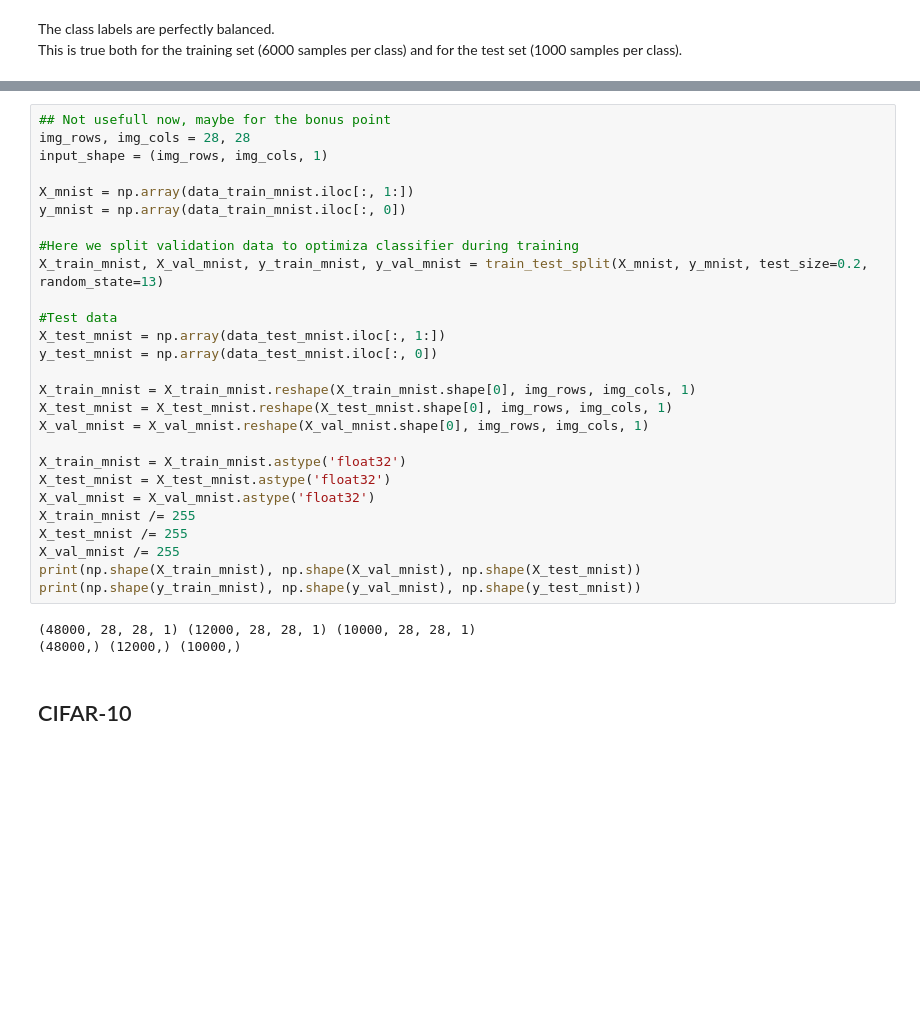
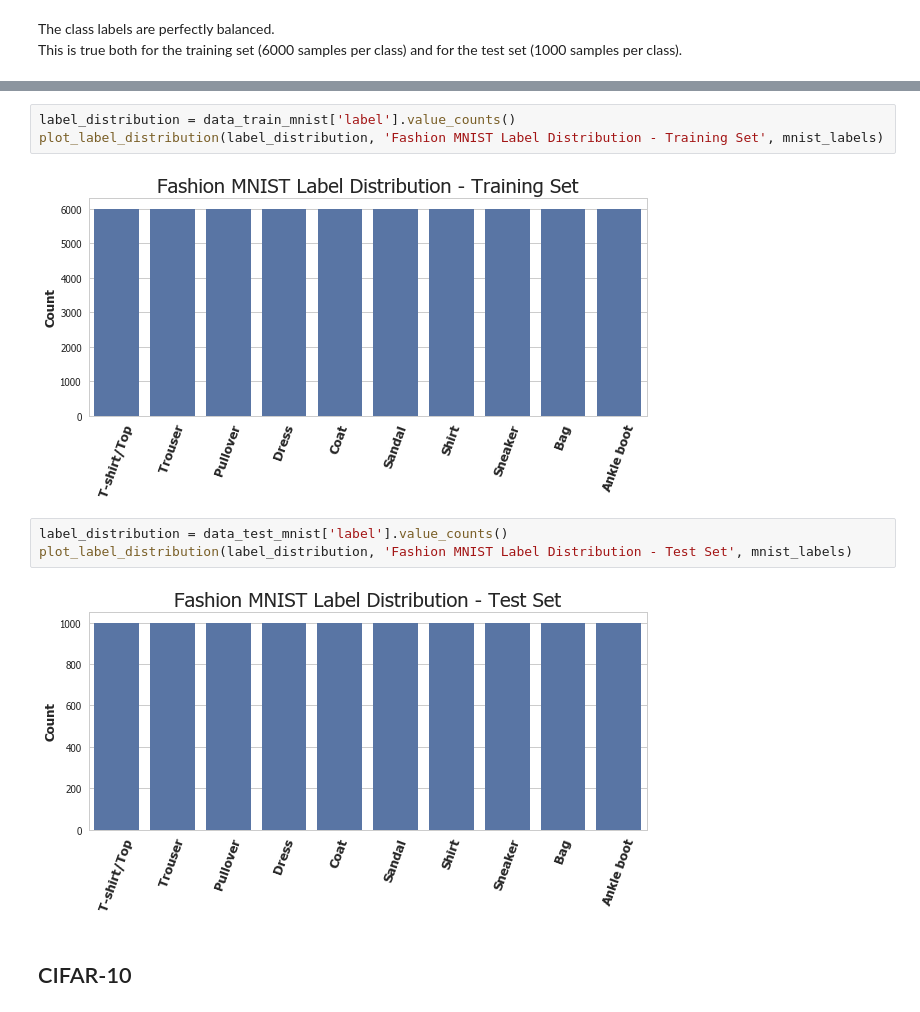
Before and after one commit to sgiammy/ASI-course, a Jupyter notebook: ae2018/ae2018.ipynb, the cells around one changed output, grey strips where cells are left out. Saved outputs shown, nothing was run; the diff lists cells and outputs as text; blank space fills up the shorter version.

Commit message:
Bonus point

```diff
--- a/ae2018/ae2018.ipynb
+++ b/ae2018/ae2018.ipynb
@@ -163,33 +385,13 @@ plt.show()
-# %%
-## Not usefull now, maybe for the bonus point
-img_rows, img_cols = 28, 28
-input_shape = (img_rows, img_cols, 1)
-
-X_mnist = np.array(data_train_mnist.iloc[:, 1:])
-y_mnist = np.array(data_train_mnist.iloc[:, 0])
-
-#Here we split validation data to optimiza classifier during training
-X_train_mnist, X_val_mnist, y_train_mnist, y_val_mnist = train_test_split(X_mnist, y_mnist, test_size=0.2, random_state=13)
-
-#Test data
-X_test_mnist = np.array(data_test_mnist.iloc[:, 1:])
-y_test_mnist = np.array(data_test_mnist.iloc[:, 0])
-
-X_train_mnist = X_train_mnist.reshape(X_train_mnist.shape[0], img_rows, img_cols, 1)
-X_test_mnist = X_test_mnist.reshape(X_test_mnist.shape[0], img_rows, img_cols, 1)
-X_val_mnist = X_val_mnist.reshape(X_val_mnist.shape[0], img_rows, img_cols, 1)
-
-X_train_mnist = X_train_mnist.astype('float32')
-X_test_mnist = X_test_mnist.astype('float32')
-X_val_mnist = X_val_mnist.astype('float32')
-X_train_mnist /= 255
-X_test_mnist /= 255
-X_val_mnist /= 255
-print(np.shape(X_train_mnist), np.shape(X_val_mnist), np.shape(X_test_mnist))
-print(np.shape(y_train_mnist), np.shape(y_val_mnist), np.shape(y_test_mnist))
-# %% [output]
-(48000, 28, 28, 1) (12000, 28, 28, 1) (10000, 28, 28, 1)
-(48000,) (12000,) (10000,)
+# %%
+label_distribution = data_train_mnist['label'].value_counts()
+plot_label_distribution(label_distribution, 'Fashion MNIST Label Distribution - Training Set', mnist_labels)
+# %% [output]
+[figure, added]
+# %%
+label_distribution = data_test_mnist['label'].value_counts()
+plot_label_distribution(label_distribution, 'Fashion MNIST Label Distribution - Test Set', mnist_labels)
+# %% [output]
+[figure, added]
 # %% [markdown]
 ## CIFAR-10
 # %% [markdown]
```
Also changed, not shown: parts of 69 cells of this notebook.
